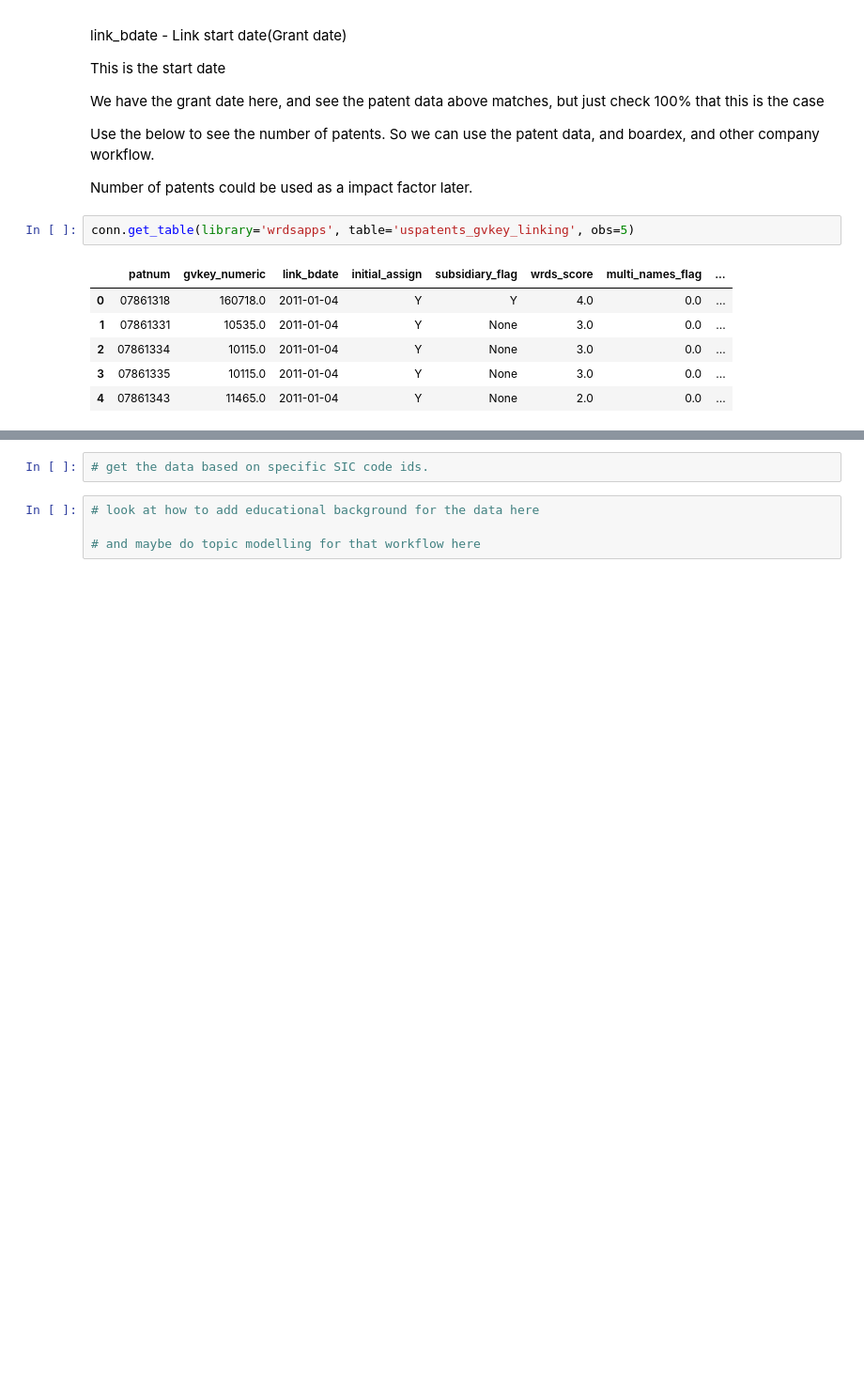
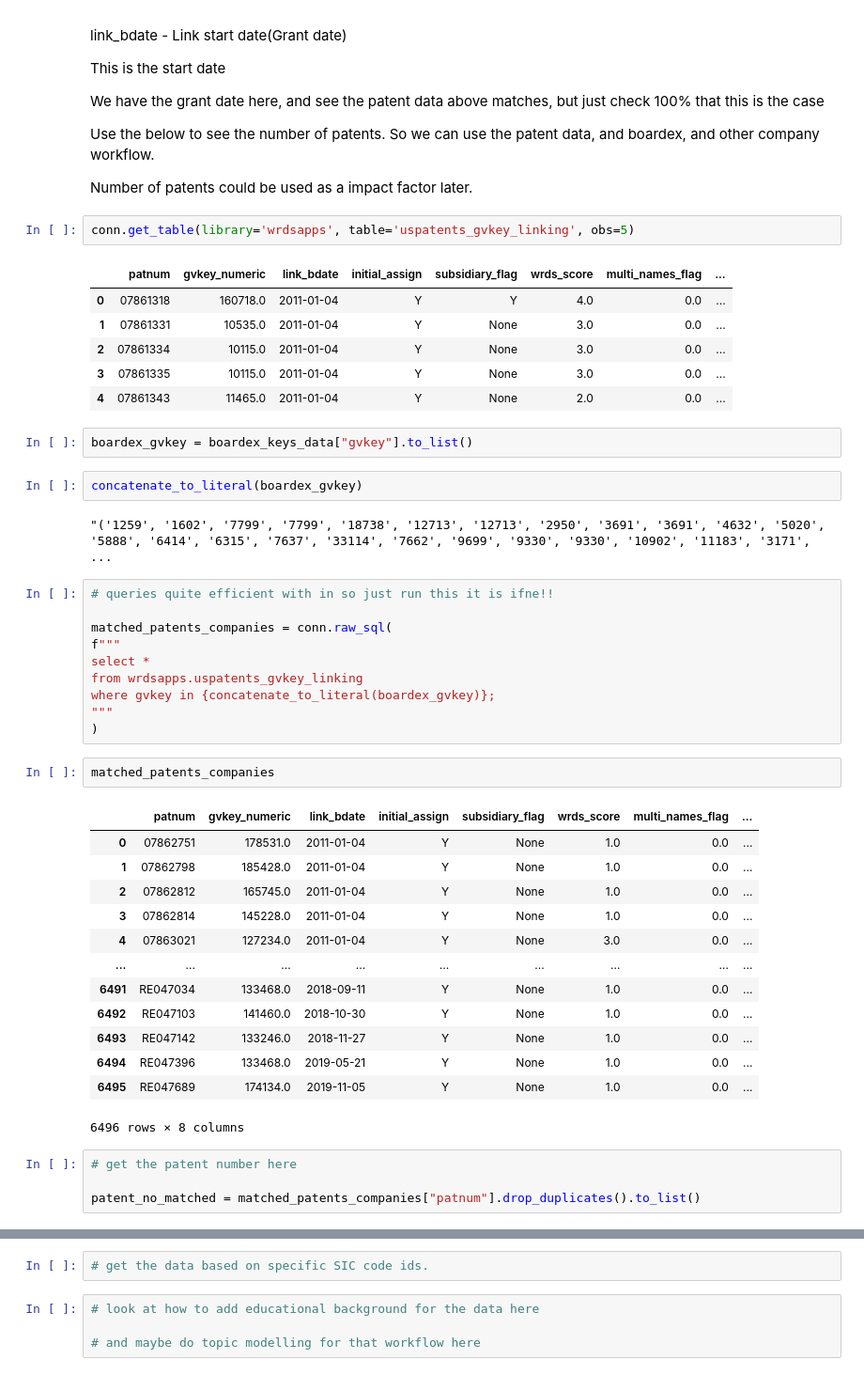
Before and after one commit to PeterHuGC/Imperial_Dissertation_Research, a Jupyter notebook: 6.Dissertation_Full_EDA/WRDS_graph_patent_exploration.ipynb, the cells around one changed output, grey strips where cells are left out. Shown at 94% size. Saved outputs shown, nothing was run; the diff lists cells and outputs as text; blank space fills up the shorter version.

```diff
--- a/6.Dissertation_Full_EDA/WRDS_graph_patent_exploration.ipynb
+++ b/6.Dissertation_Full_EDA/WRDS_graph_patent_exploration.ipynb
@@ -173,3 +173,39 @@ conn.get_table(library='wrdsapps', table='uspatents_gvkey_linking', obs=5)
 | 2 | 07861334 | 10115.0 | 2011-01-04 | Y | None | 3.0 | 0.0 | ... |
 | 3 | 07861335 | 10115.0 | 2011-01-04 | Y | None | 3.0 | 0.0 | ... |
 | 4 | 07861343 | 11465.0 | 2011-01-04 | Y | None | 2.0 | 0.0 | ... |
+# %%
+boardex_gvkey = boardex_keys_data["gvkey"].to_list()
+# %%
+concatenate_to_literal(boardex_gvkey)
+# %% [output]
+"('1259', '1602', '7799', '7799', '18738', '12713', '12713', '2950', '3691', '3691', '4632', '5020', '5888', '6414', '6315', '7637', '33114', '7662', '9699', '9330', '9330', '10902', '11183', '3171',  ...
+# %%
+# queries quite efficient with in so just run this it is ifne!!
+
+matched_patents_companies = conn.raw_sql(
+f"""
+select *
+from wrdsapps.uspatents_gvkey_linking
+where gvkey in {concatenate_to_literal(boardex_gvkey)};
+"""
+)
+# %%
+matched_patents_companies
+# %% [output]
+|  | patnum | gvkey_numeric | link_bdate | initial_assign | subsidiary_flag | wrds_score | multi_names_flag | ... |
+| 0 | 07862751 | 178531.0 | 2011-01-04 | Y | None | 1.0 | 0.0 | ... |
+| 1 | 07862798 | 185428.0 | 2011-01-04 | Y | None | 1.0 | 0.0 | ... |
+| 2 | 07862812 | 165745.0 | 2011-01-04 | Y | None | 1.0 | 0.0 | ... |
+| 3 | 07862814 | 145228.0 | 2011-01-04 | Y | None | 1.0 | 0.0 | ... |
+| 4 | 07863021 | 127234.0 | 2011-01-04 | Y | None | 3.0 | 0.0 | ... |
+| ... | ... | ... | ... | ... | ... | ... | ... | ... |
+| 6491 | RE047034 | 133468.0 | 2018-09-11 | Y | None | 1.0 | 0.0 | ... |
+| 6492 | RE047103 | 141460.0 | 2018-10-30 | Y | None | 1.0 | 0.0 | ... |
+| 6493 | RE047142 | 133246.0 | 2018-11-27 | Y | None | 1.0 | 0.0 | ... |
+| 6494 | RE047396 | 133468.0 | 2019-05-21 | Y | None | 1.0 | 0.0 | ... |
+| 6495 | RE047689 | 174134.0 | 2019-11-05 | Y | None | 1.0 | 0.0 | ... |
+6496 rows × 8 columns
+# %%
+# get the patent number here
+
+patent_no_matched = matched_patents_companies["patnum"].drop_duplicates().to_list()
```
Also changed, not shown: parts of 13 cells of this notebook, 1 other file.
